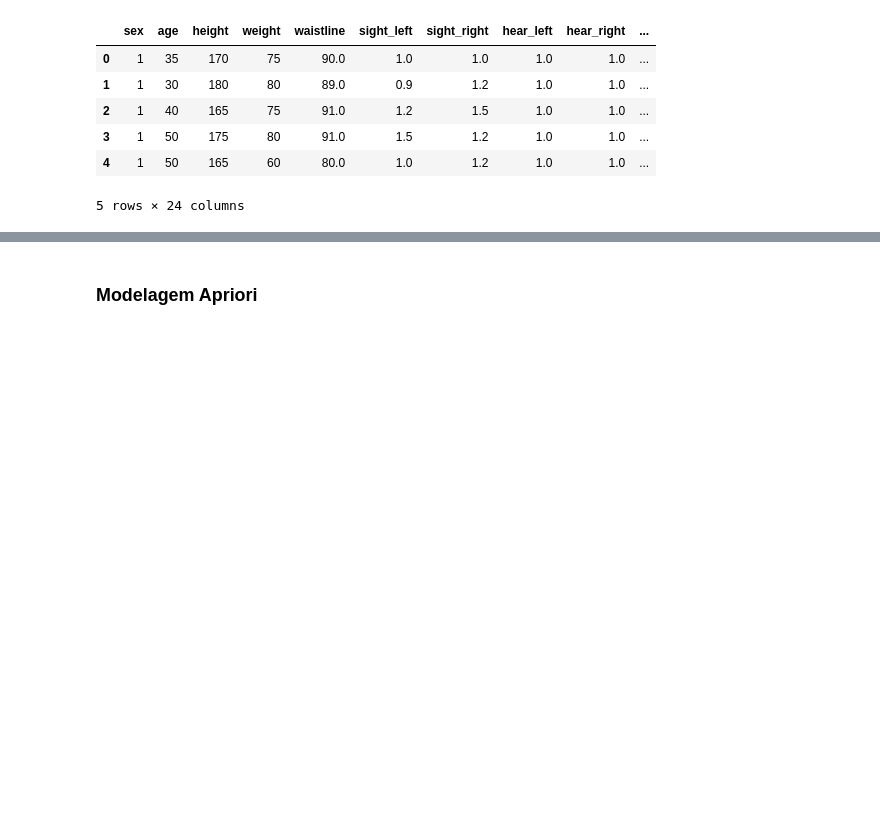
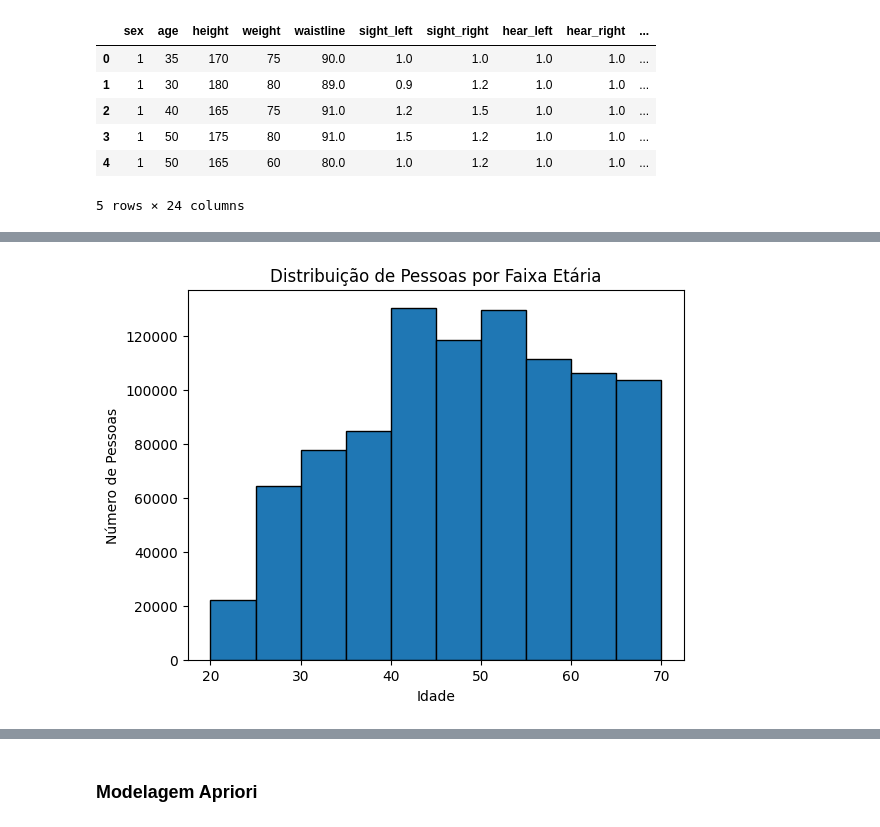
Before and after one commit to FelipeMMMendes/ProjectMI, a Jupyter notebook: scripts/trabalhoMI.ipynb, the cells around one changed output, grey strips where cells are left out. Drawn from its saved outputs; the diff is of its cells as text; code cells hidden in the pictures; blank space fills up the shorter version.

```diff
--- a/scripts/trabalhoMI.ipynb
+++ b/scripts/trabalhoMI.ipynb
@@ -109,0 +128,14 @@ plt.show()
+# %%
+# histograma de distribuição de pessoas por faixa etária
+
+faixa_etaria = [20, 25, 30, 35, 40, 45, 50, 55, 60, 65, 70]
+
+plt.hist(df_normalized['age'], bins=faixa_etaria, edgecolor='black')
+
+plt.xlabel('Idade')
+plt.ylabel('Número de Pessoas')
+plt.title('Distribuição de Pessoas por Faixa Etária')
+
+plt.show()
+# %% [output]
+[figure, added]
```
Also changed, not shown: parts of 22 cells of this notebook, 8 other files.
